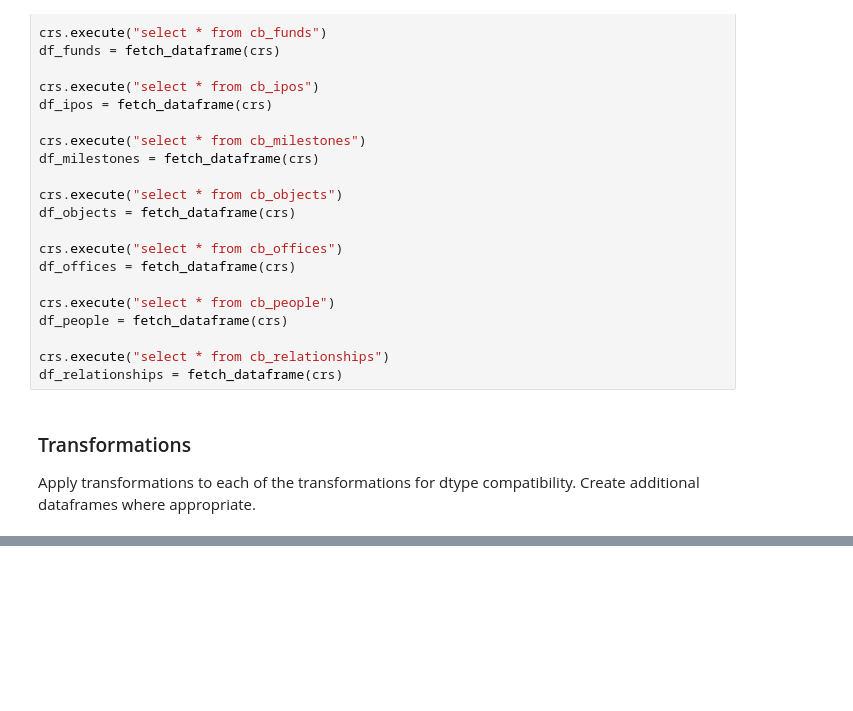
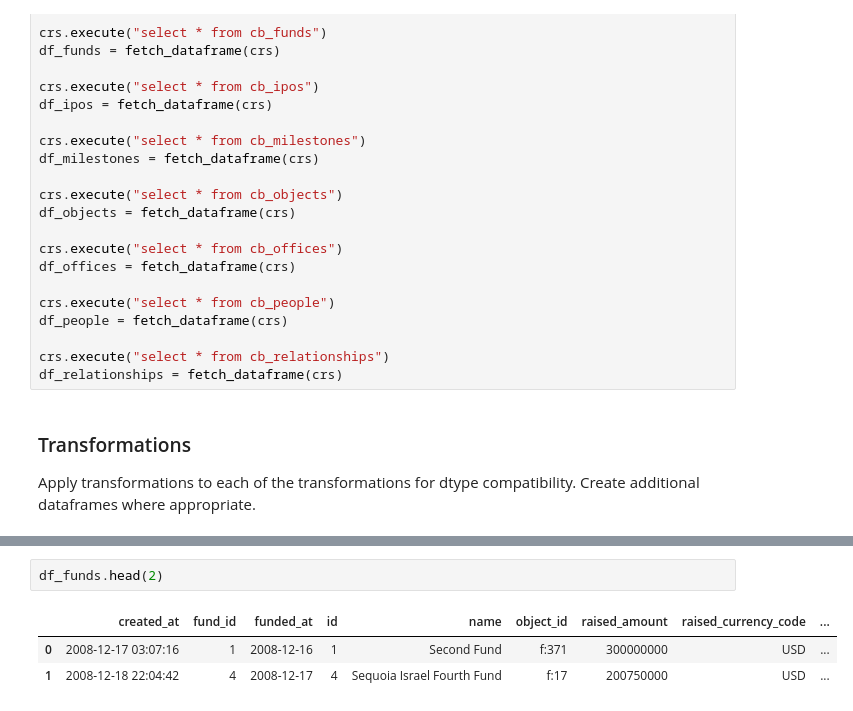
Before and after one commit to krishnr/Delphi, a Jupyter notebook: data_aug.ipynb, the cells around one changed output, grey strips where cells are left out. Drawn from its saved outputs; the diff is of its cells as text; blank space fills up the shorter version.

```diff
--- a/data_aug.ipynb
+++ b/data_aug.ipynb
@@ -81,0 +189,6 @@ Apply transformations to each of the transformations for dtype compatibility. Cr
+# %%
+df_funds.head(2)
+# %% [output]
+|  | created_at | fund_id | funded_at | id | name | object_id | raised_amount | raised_currency_code | ... |
+| 0 | 2008-12-17 03:07:16 | 1 | 2008-12-16 | 1 | Second Fund | f:371 | 300000000 | USD | ... |
+| 1 | 2008-12-18 22:04:42 | 4 | 2008-12-17 | 4 | Sequoia Israel Fourth Fund | f:17 | 200750000 | USD | ... |
```
Also changed, not shown: parts of 26 cells of this notebook.
